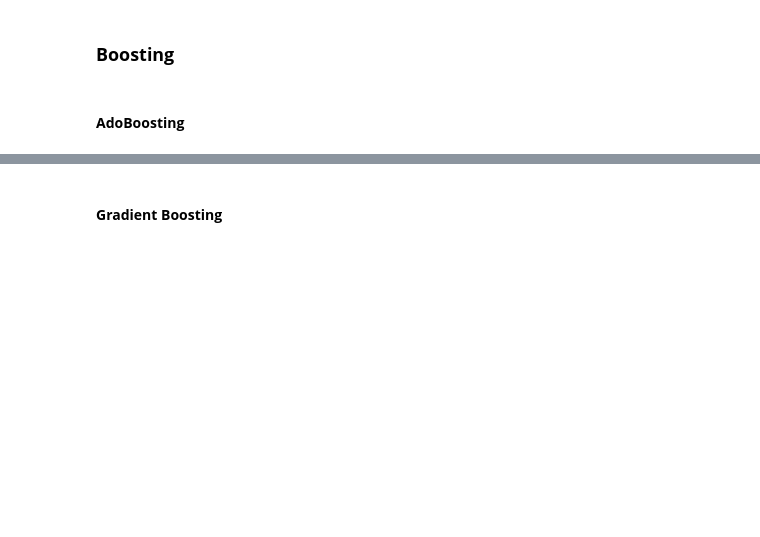
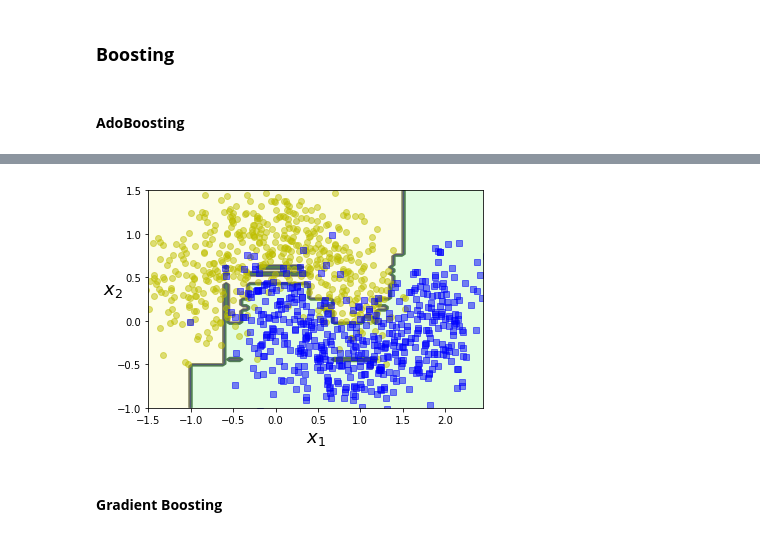
Before and after one commit to biomchen/ml-algorithms, a Jupyter notebook: 4_Ensemble_Methods_Random_Forests.ipynb, the cells around one changed output, grey strips where cells are left out. Drawn from its saved outputs; the diff is of its cells as text; code cells hidden in the pictures; blank space fills up the shorter version.

```diff
--- a/4_Ensemble_Methods_Random_Forests.ipynb
+++ b/4_Ensemble_Methods_Random_Forests.ipynb
@@ -308,10 +345,12 @@ from sklearn.datasets import fetch_mldata
 # %%
 from sklearn.ensemble import AdaBoostClassifier
 
-ada_clf = AdaBoostClassifier(DecisionTreeClassifier(max_depth = 1),  # max_depth --> Decision Stump is a Decision Tree with max_depth = 1: A tree composed of
-                             n_estimators = 200,                     # a single decision node plus two leaf nodes
-                             algorithm = 'SAMME.R',                  # If AdaBoost ensemble is overfitting, try reducing the number of estimators or more strongly
-                             learning_rate = 0.5)                    # regularizing the base estimator
+ada_clf = AdaBoostClassifier(
+    DecisionTreeClassifier(max_depth = 1), # max_depth --> Decision Stump is a Decision Tree with max_depth = 1: A tree composed of
+    n_estimators = 200, # a single decision node plus two leaf nodes
+    algorithm = 'SAMME.R', # If AdaBoost ensemble is overfitting, try reducing the number of estimators or more strongly
+    learning_rate = 0.5  # regularizing the base estimator
+)
 ada_clf.fit(X_train, y_train)
 # %% [output]
 AdaBoostClassifier(algorithm='SAMME.R',
@@ -325,3 +372,7 @@ AdaBoostClassifier(algorithm='SAMME.R',
+# %%
+plot_decision_boundary(ada_clf, X, y)
+# %% [output]
+[figure, added]
 # %% [markdown]
 #### **Gradient Boosting**
 # %%
```
Also changed, not shown: parts of 11 cells of this notebook.
